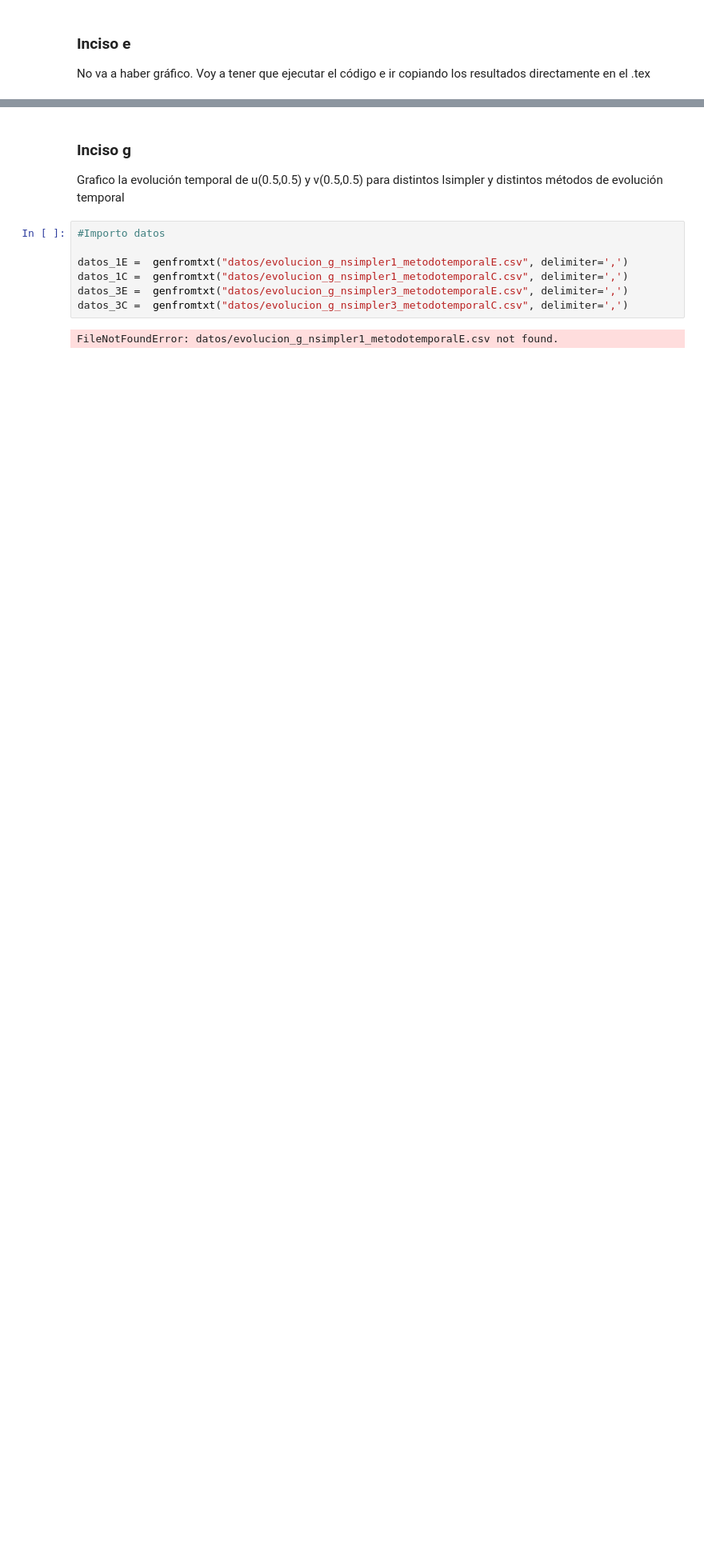
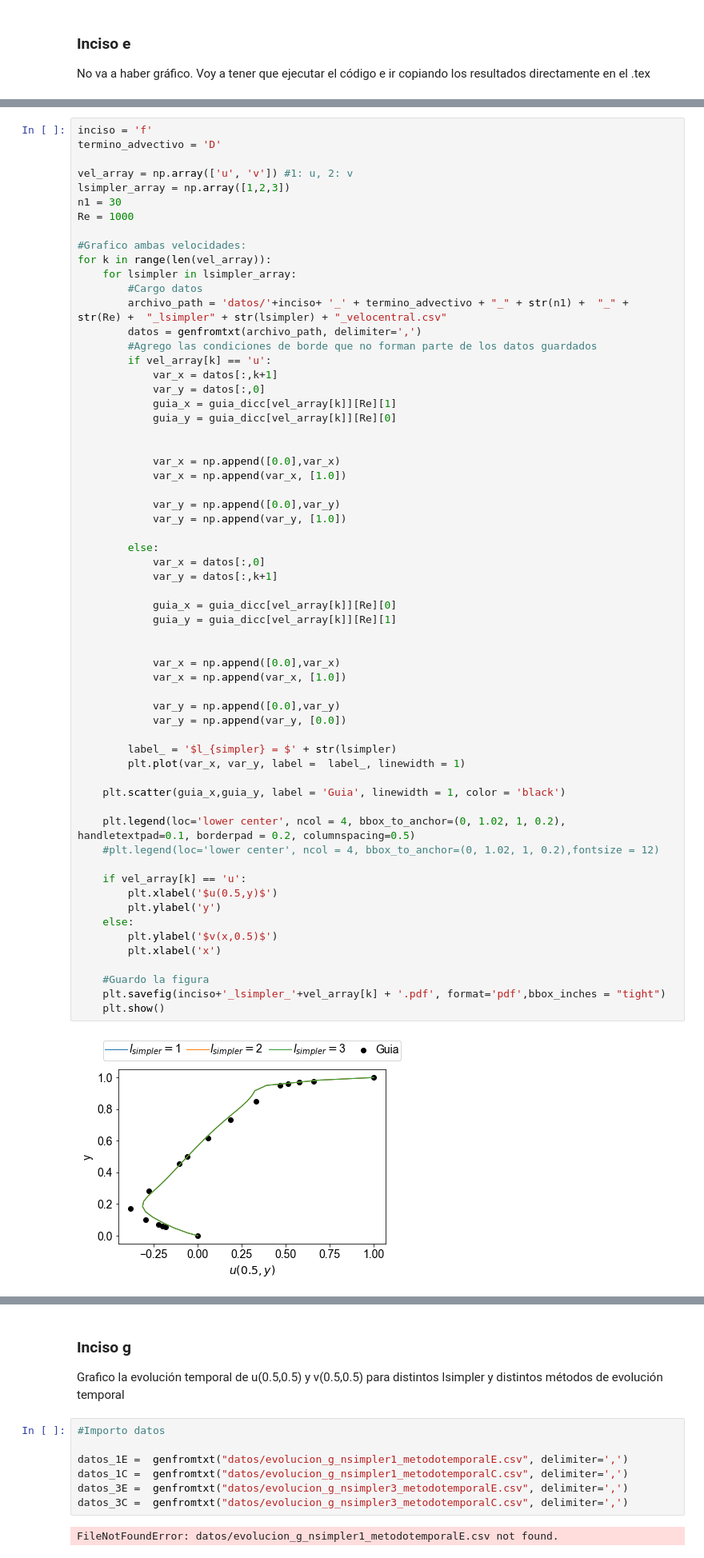
Before and after one commit to Lupama2/Guias_Metodos_Num_Fluidos_I, a Jupyter notebook: Guias/Informe_final/Programa/graficos/graficos.ipynb, the cells around one changed output, grey strips where cells are left out. Shown at 80% size. Cells and saved outputs as stored; diff of their text form; blank space fills up the shorter version.

Commit message:
Dejé corriendo el inciso f y añadí ítems en la sección de resultados

```diff
--- a/Guias/Informe_final/Programa/graficos/graficos.ipynb
+++ b/Guias/Informe_final/Programa/graficos/graficos.ipynb
@@ -712,0 +713,63 @@ No va a haber gráfico. Voy a tener que ejecutar el código e ir copiando los re
+# %%
+inciso = 'f'
+termino_advectivo = 'D'
+
+vel_array = np.array(['u', 'v']) #1: u, 2: v
+lsimpler_array = np.array([1,2,3])
+n1 = 30
+Re = 1000
+
+#Grafico ambas velocidades:
+for k in range(len(vel_array)):
+    for lsimpler in lsimpler_array:
+        #Cargo datos
+        archivo_path = 'datos/'+inciso+ '_' + termino_advectivo + "_" + str(n1) +  "_" + str(Re) +  "_lsimpler" + str(lsimpler) + "_velocentral.csv"
+        datos = genfromtxt(archivo_path, delimiter=',')
+        #Agrego las condiciones de borde que no forman parte de los datos guardados
+        if vel_array[k] == 'u':
+            var_x = datos[:,k+1]
+            var_y = datos[:,0]
+            guia_x = guia_dicc[vel_array[k]][Re][1]
+            guia_y = guia_dicc[vel_array[k]][Re][0]
+
+
+            var_x = np.append([0.0],var_x)
+            var_x = np.append(var_x, [1.0])
+
+            var_y = np.append([0.0],var_y)
+            var_y = np.append(var_y, [1.0])
+
+        else:
+            var_x = datos[:,0]
+            var_y = datos[:,k+1]
+
+            guia_x = guia_dicc[vel_array[k]][Re][0]
+            guia_y = guia_dicc[vel_array[k]][Re][1]
+
+
+            var_x = np.append([0.0],var_x)
+            var_x = np.append(var_x, [1.0])
+
+            var_y = np.append([0.0],var_y)
+            var_y = np.append(var_y, [0.0])
+
+        label_ = '$l_{simpler} = $' + str(lsimpler)
+        plt.plot(var_x, var_y, label =  label_, linewidth = 1)
+
+    plt.scatter(guia_x,guia_y, label = 'Guia', linewidth = 1, color = 'black')
+
+    plt.legend(loc='lower center', ncol = 4, bbox_to_anchor=(0, 1.02, 1, 0.2), handletextpad=0.1, borderpad = 0.2, columnspacing=0.5)
+    #plt.legend(loc='lower center', ncol = 4, bbox_to_anchor=(0, 1.02, 1, 0.2),fontsize = 12)
+
+    if vel_array[k] == 'u':
+        plt.xlabel('$u(0.5,y)$')
+        plt.ylabel('y')
+    else:
+        plt.ylabel('$v(x,0.5)$')
+        plt.xlabel('x')
+
+    #Guardo la figura
+    plt.savefig(inciso+'_lsimpler_'+vel_array[k] + '.pdf', format='pdf',bbox_inches = "tight")
+    plt.show()
+# %% [output]
+[figure, added]
```
Also changed, not shown: parts of 4 cells of this notebook, 46 other files.
